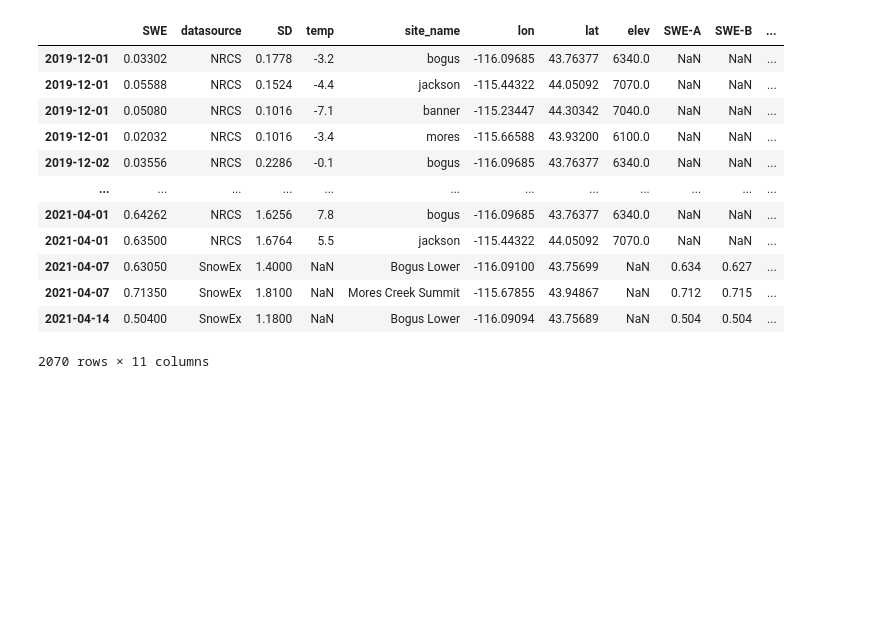
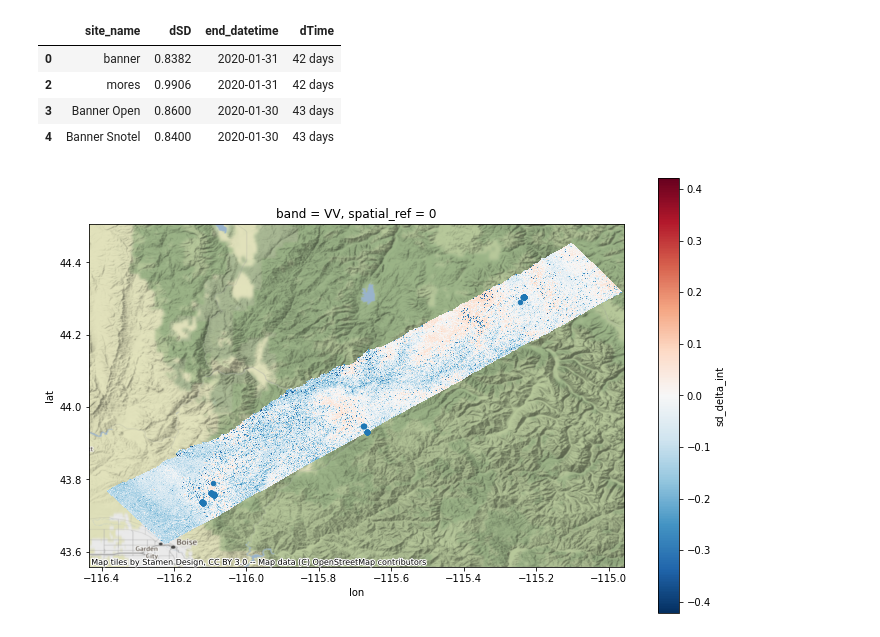
Before and after one commit to ZachHoppinen/uavsar-validation, a Jupyter notebook: src/play/insitu.ipynb, the cells around one changed output. Cells and saved outputs as stored; diff of their text form; code cells hidden in the pictures; blank space fills up the shorter version.

Commit message:
in situ comparison and map of insitu

```diff
--- a/src/play/insitu.ipynb
+++ b/src/play/insitu.ipynb
@@ -40,16 +0,0 @@ full_df.to_parquet('/bsuhome/zacharykeskinen/uavsar-validation/data/insitu/all_i
-# %%
-full_df
-# %% [output]
-|  | SWE | datasource | SD | temp | site_name | lon | lat | elev | SWE-A | SWE-B | ... |
-| 2019-12-01 | 0.03302 | NRCS | 0.1778 | -3.2 | bogus | -116.09685 | 43.76377 | 6340.0 | NaN | NaN | ... |
-| 2019-12-01 | 0.05588 | NRCS | 0.1524 | -4.4 | jackson | -115.44322 | 44.05092 | 7070.0 | NaN | NaN | ... |
-| 2019-12-01 | 0.05080 | NRCS | 0.1016 | -7.1 | banner | -115.23447 | 44.30342 | 7040.0 | NaN | NaN | ... |
-| 2019-12-01 | 0.02032 | NRCS | 0.1016 | -3.4 | mores | -115.66588 | 43.93200 | 6100.0 | NaN | NaN | ... |
-| 2019-12-02 | 0.03556 | NRCS | 0.2286 | -0.1 | bogus | -116.09685 | 43.76377 | 6340.0 | NaN | NaN | ... |
-| ... | ... | ... | ... | ... | ... | ... | ... | ... | ... | ... | ... |
-| 2021-04-01 | 0.64262 | NRCS | 1.6256 | 7.8 | bogus | -116.09685 | 43.76377 | 6340.0 | NaN | NaN | ... |
-| 2021-04-01 | 0.63500 | NRCS | 1.6764 | 5.5 | jackson | -115.44322 | 44.05092 | 7070.0 | NaN | NaN | ... |
-| 2021-04-07 | 0.63050 | SnowEx | 1.4000 | NaN | Bogus Lower | -116.09100 | 43.75699 | NaN | 0.634 | 0.627 | ... |
-| 2021-04-07 | 0.71350 | SnowEx | 1.8100 | NaN | Mores Creek Summit | -115.67855 | 43.94867 | NaN | 0.712 | 0.715 | ... |
-| 2021-04-14 | 0.50400 | SnowEx | 1.1800 | NaN | Bogus Lower | -116.09094 | 43.75689 | NaN | 0.504 | 0.504 | ... |
-2070 rows × 11 columns
@@ -55,0 +44,28 @@ full_df
+# %%
+import pandas as pd
+df = pd.read_parquet('/bsuhome/zacharykeskinen/uavsar-validation/data/insitu/insitu_uavsar.parq')
+df = df.loc[df.site_name != 'jackson']
+df = df.loc[df.dSD > 0.8]
+df[['site_name', 'dSD', 'end_datetime', 'dTime']]
+# %% [output]
+|  | site_name | dSD | end_datetime | dTime |
+| 0 | banner | 0.8382 | 2020-01-31 | 42 days |
+| 2 | mores | 0.9906 | 2020-01-31 | 42 days |
+| 3 | Banner Open | 0.8600 | 2020-01-30 | 43 days |
+| 4 | Banner Snotel | 0.8400 | 2020-01-30 | 43 days |
+# %%
+import contextily as ctx
+import matplotlib.pyplot as plt
+import xarray as xr
+df = pd.read_parquet('/bsuhome/zacharykeskinen/uavsar-validation/data/insitu/insitu_uavsar.parq')
+
+f, ax = plt.subplots(figsize = (12, 8))
+
+ds = xr.open_dataset('/bsuhome/zacharykeskinen/scratch/data/uavsar/ncs/232_2021-02-03_2021-02-10.sd.nc')
+
+ds['sd_delta_int'].sel(band = 'VV').plot(ax = ax)
+
+df.plot.scatter(x = 'lon', y = 'lat', ax= ax)
+ctx.add_basemap(ax = ax, crs= 'EPSG:4326')
+# %% [output]
+[figure, added]
```
Also changed, not shown: parts of 3 cells of this notebook, 8 other files.
